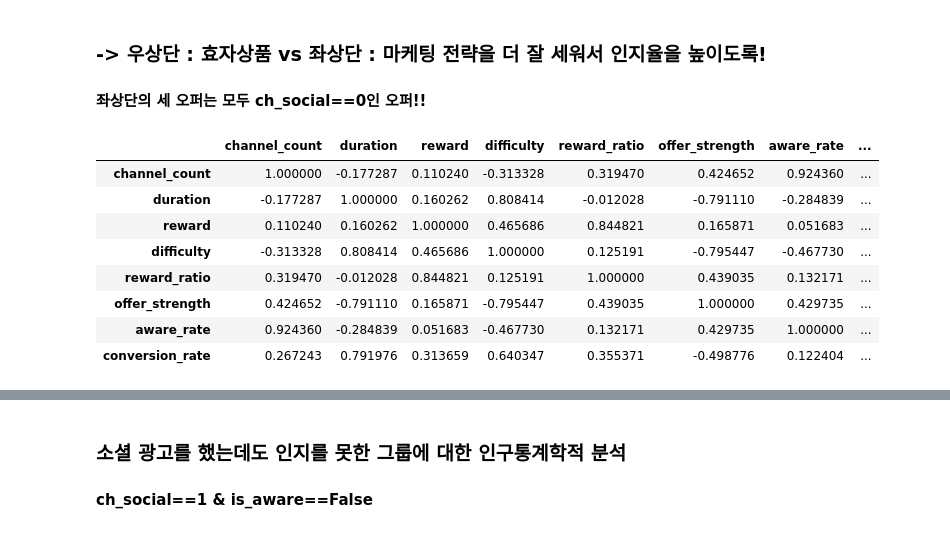
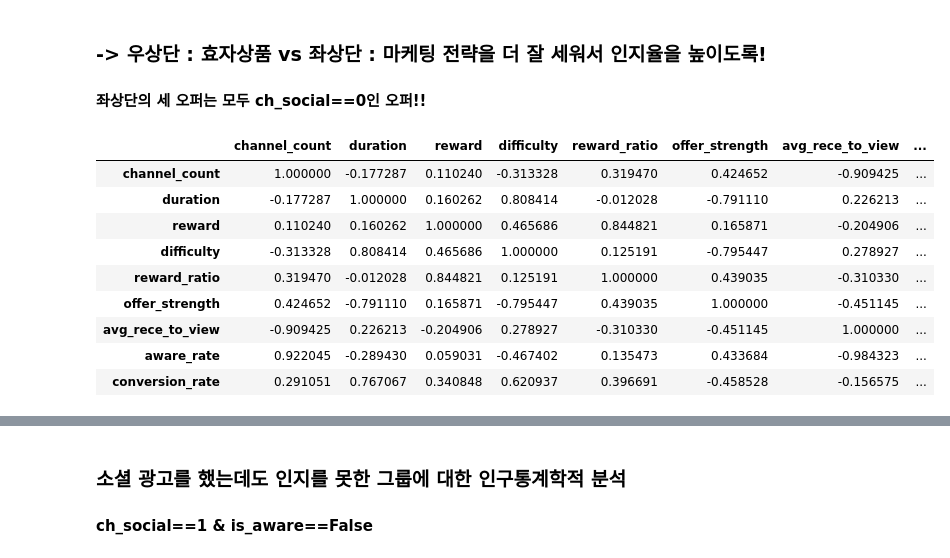
Before and after one commit to rladbstj56/practice_project, a Jupyter notebook: Myun_EDA/eda_myun.ipynb, the cells around one changed output, grey strips where cells are left out. Drawn from its saved outputs; the diff is of its cells as text; code cells hidden in the pictures.

```diff
--- a/Myun_EDA/eda_myun.ipynb
+++ b/Myun_EDA/eda_myun.ipynb
@@ -177,6 +239,8 @@ merged_df2 = merged_df.drop(columns=['time_comp','time_view']).copy()
 # %%
-# 전체 데이터프레임과 is_aware 포함한 데이터프레임 병합
-full_df = pd.merge(df, merged_df2, on=['customer_id', 'offer_id'], how='left')
+# 전체 데이터프레임과 rece_to_view, is_aware, is_converted 포함한 데이터프레임 병합
+full_df = pd.merge(df, merged_df_rece, on=['customer_id', 'offer_id', 'time', 'event'], how='left')
+full_df = pd.merge(full_df, merged_df_comp, on=['customer_id', 'offer_id', 'time', 'event'], how='left')
+full_df = pd.merge(full_df, merged_df_view, on=['customer_id', 'offer_id', 'time', 'event'], how='left')
 full_df
 # %% [output]
 |  | customer_id | event | time | amount | offer_id | day | reward | difficulty | duration | offer_type | ... |
@@ -270,0 +259,32 @@ display(analysis_df.sort_values('conversion_rate', ascending=False))
+# %%
+# ==========================================
+# 오퍼별 성과 분석
+# ==========================================
+
+# 1. 오퍼 마스터 테이블
+offer_info = df.dropna(subset=['offer_id'])[['offer_id', 'ch_web', 'ch_email', 'ch_mobile', 'ch_social', 'channel_count',
+                 'offer_type', 'duration', 'reward', 'difficulty', 'reward_ratio', 'offer_strength']].drop_duplicates().set_index('offer_id')
+
+# 2. Boolean 컬럼의 평균(mean)을 활용한 초간단 비율 계산!
+# 발송 수 (size = 행 개수)
+received_count = full_df[full_df['event'] == 'offer received'].groupby('offer_id').size().rename('received_count')
+
+# [추가된 코드] 평균 인지 소요 시간 계산
+# 'offer received' 이벤트 행에 있는 rece_to_view 값들의 평균 (NaN은 자동 제외됨)
+avg_rece_to_view = full_df[full_df['event'] == 'offer received'].groupby('offer_id')['rece_to_view'].mean().rename('avg_rece_to_view')
+
+# 인지율: '완료(completed)' 이벤트 중 is_aware 가 True인 비율
+aware_rate = full_df[full_df['event'] == 'offer completed'].groupby('offer_id')['is_aware'].mean().rename('aware_rate')
+
+# 전환율: '조회(viewed)' 이벤트 중 is_converted 가 True인 비율
+conversion_rate = full_df[full_df['event'] == 'offer viewed'].groupby('offer_id')['is_converted'].mean().rename('conversion_rate')
+
+# 3. 데이터 한 번에 합치기 (join 활용)
+# 여러 개의 Series를 합칠 때는 set_index 후 join()을 쓰면 코드가 훨씬 깔끔해집니다.
+analysis_df = offer_info.join([received_count, avg_rece_to_view, aware_rate, conversion_rate]).reset_index()
+
+# 4. 보기 좋게 퍼센트로 변환 및 정렬
+analysis_df['aware_rate'] = analysis_df['aware_rate'] * 100
+analysis_df['conversion_rate'] = analysis_df['conversion_rate'] * 100
+
+display(analysis_df.sort_values('conversion_rate', ascending=False))
@@ -295,18 +329,19 @@ plt.show()
 #### 좌상단의 세 오퍼는 모두 ch_social==0인 오퍼!!
 # %%
 # '매력적인 오퍼'가 정말 '인지'와 '전환'도 잘 되고 있는지 상관관계 확인
-correlation = analysis_df[['channel_count', 'duration', 'reward', 'difficulty', 'reward_ratio', 'offer_strength', 'aware_rate', 'conversion_rate']].corr()
+correlation = analysis_df[['channel_count', 'duration', 'reward', 'difficulty', 'reward_ratio', 'offer_strength', 'avg_rece_to_view', 'aware_rate', 'conversion_rate']].corr()
 display(correlation)
 # %% [output]
-|  | channel_count | duration | reward | difficulty | reward_ratio | offer_strength | aware_rate | ... |
-| channel_count | 1.000000 | -0.177287 | 0.110240 | -0.313328 | 0.319470 | 0.424652 | 0.924360 | ... |
-| duration | -0.177287 | 1.000000 | 0.160262 | 0.808414 | -0.012028 | -0.791110 | -0.284839 | ... |
-| reward | 0.110240 | 0.160262 | 1.000000 | 0.465686 | 0.844821 | 0.165871 | 0.051683 | ... |
-| difficulty | -0.313328 | 0.808414 | 0.465686 | 1.000000 | 0.125191 | -0.795447 | -0.467730 | ... |
-| reward_ratio | 0.319470 | -0.012028 | 0.844821 | 0.125191 | 1.000000 | 0.439035 | 0.132171 | ... |
-| offer_strength | 0.424652 | -0.791110 | 0.165871 | -0.795447 | 0.439035 | 1.000000 | 0.429735 | ... |
-| aware_rate | 0.924360 | -0.284839 | 0.051683 | -0.467730 | 0.132171 | 0.429735 | 1.000000 | ... |
-| conversion_rate | 0.267243 | 0.791976 | 0.313659 | 0.640347 | 0.355371 | -0.498776 | 0.122404 | ... |
+|  | channel_count | duration | reward | difficulty | reward_ratio | offer_strength | avg_rece_to_view | ... |
+| channel_count | 1.000000 | -0.177287 | 0.110240 | -0.313328 | 0.319470 | 0.424652 | -0.909425 | ... |
+| duration | -0.177287 | 1.000000 | 0.160262 | 0.808414 | -0.012028 | -0.791110 | 0.226213 | ... |
+| reward | 0.110240 | 0.160262 | 1.000000 | 0.465686 | 0.844821 | 0.165871 | -0.204906 | ... |
+| difficulty | -0.313328 | 0.808414 | 0.465686 | 1.000000 | 0.125191 | -0.795447 | 0.278927 | ... |
+| reward_ratio | 0.319470 | -0.012028 | 0.844821 | 0.125191 | 1.000000 | 0.439035 | -0.310330 | ... |
+| offer_strength | 0.424652 | -0.791110 | 0.165871 | -0.795447 | 0.439035 | 1.000000 | -0.451145 | ... |
+| avg_rece_to_view | -0.909425 | 0.226213 | -0.204906 | 0.278927 | -0.310330 | -0.451145 | 1.000000 | ... |
+| aware_rate | 0.922045 | -0.289430 | 0.059031 | -0.467402 | 0.135473 | 0.433684 | -0.984323 | ... |
+| conversion_rate | 0.291051 | 0.767067 | 0.340848 | 0.620937 | 0.396691 | -0.458528 | -0.156575 | ... |
 # %%
 # 히트맵 (전체적인 상관관계 파악)
 plt.figure(figsize=(8, 6))
```
Also changed, not shown: parts of 36 cells of this notebook.
